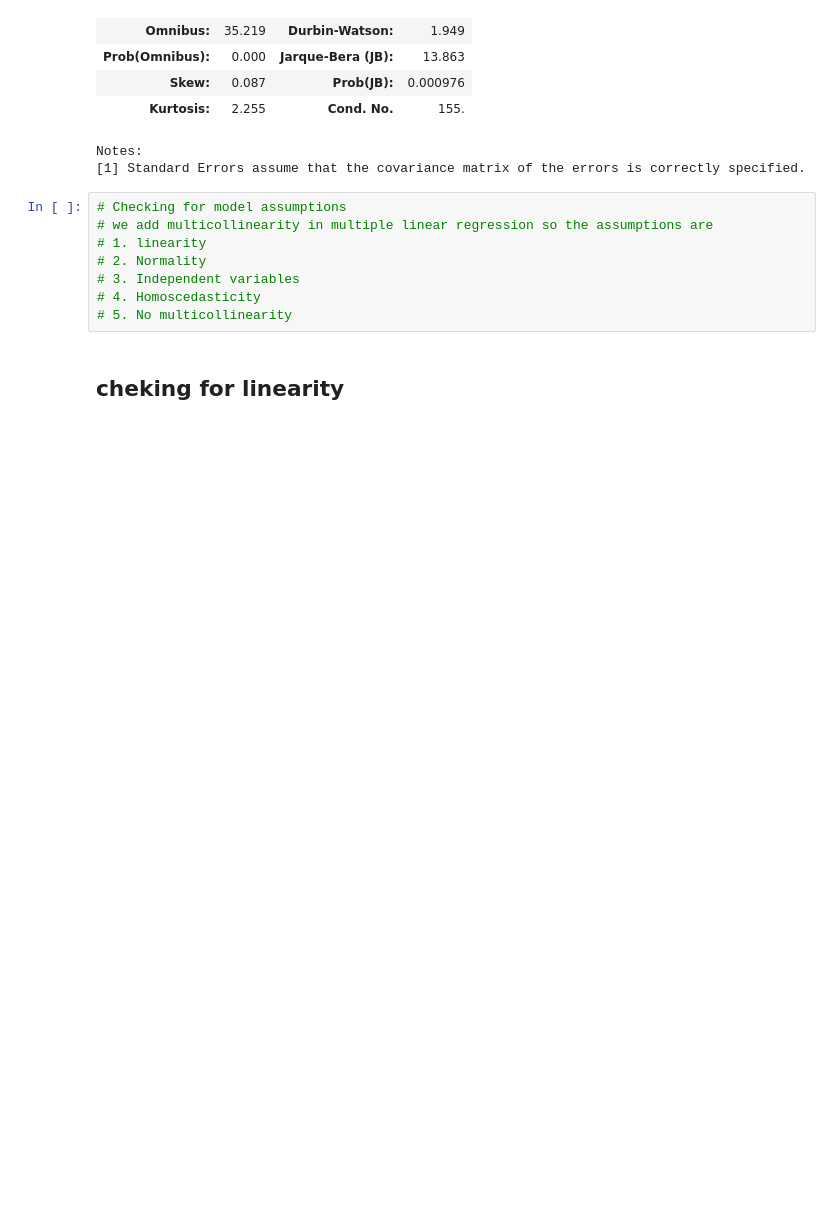
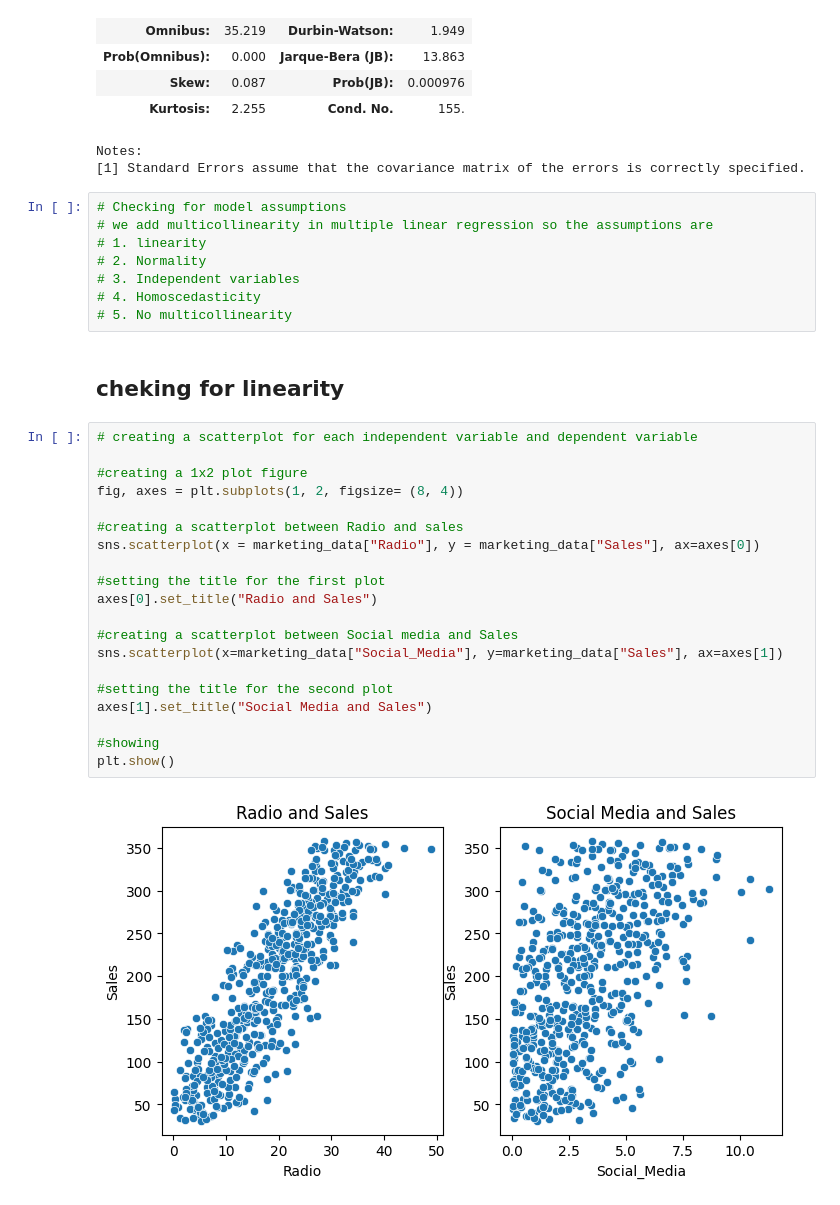
Before and after one commit to PrincelyKitilya/Linear-Regression-assumptions-tests, a Jupyter notebook: marketing sales analysis/marketing_analysis_mulitple.ipynb, the cells around one changed output. Cells and saved outputs as stored; diff of their text form; blank space fills up the shorter version.

Commit message:
Tested for model assumptions normality, tested model assumption of independent variables, tested model assumption for linearity

```diff
--- a/marketing sales analysis/marketing_analysis_mulitple.ipynb
+++ b/marketing sales analysis/marketing_analysis_mulitple.ipynb
@@ -136,3 +137,25 @@ Notes:
 # 5. No multicollinearity
 # %% [markdown]
 ## cheking for linearity
+# %%
+# creating a scatterplot for each independent variable and dependent variable
+
+#creating a 1x2 plot figure
+fig, axes = plt.subplots(1, 2, figsize= (8, 4))
+
+#creating a scatterplot between Radio and sales
+sns.scatterplot(x = marketing_data["Radio"], y = marketing_data["Sales"], ax=axes[0])
+
+#setting the title for the first plot
+axes[0].set_title("Radio and Sales")
+
+#creating a scatterplot between Social media and Sales
+sns.scatterplot(x=marketing_data["Social_Media"], y=marketing_data["Sales"], ax=axes[1])
+
+#setting the title for the second plot
+axes[1].set_title("Social Media and Sales")
+
+#showing
+plt.show()
+# %% [output]
+[figure, added]
```
Also changed, not shown: parts of 9 cells of this notebook.
